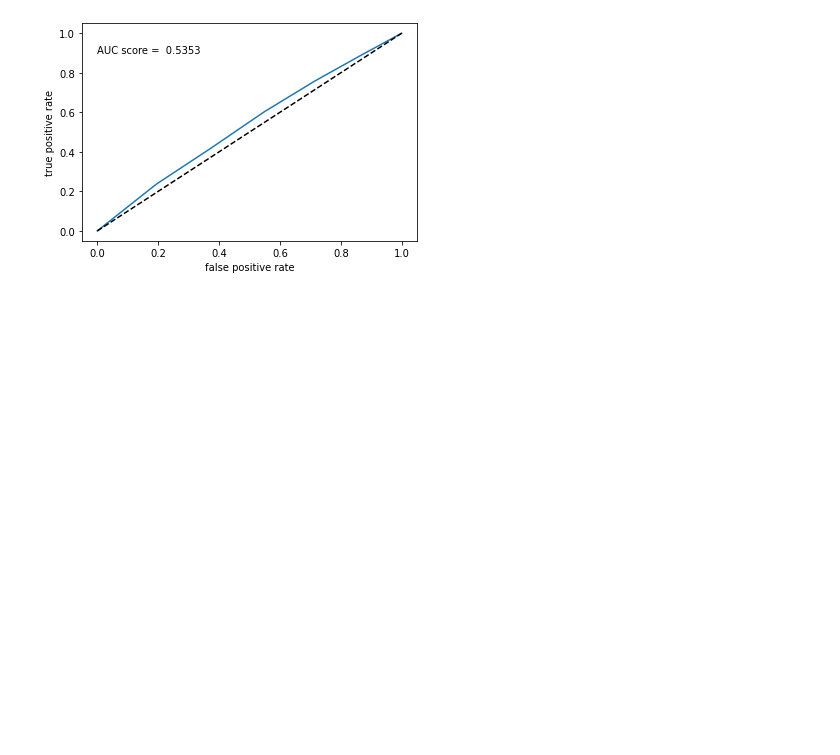
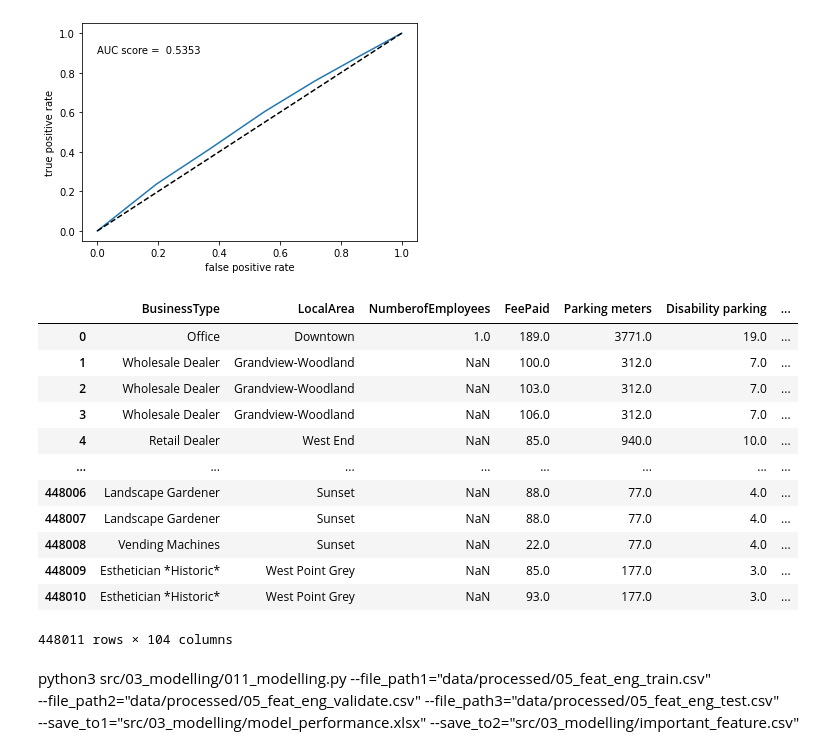
Before and after one commit to aakanksha023/EVAN, a Jupyter notebook: src/03_modelling/modelling.ipynb, the cells around one changed output. Saved outputs shown, nothing was run; the diff lists cells and outputs as text; code cells hidden in the pictures; blank space fills up the shorter version.

```diff
--- a/src/03_modelling/modelling.ipynb
+++ b/src/03_modelling/modelling.ipynb
@@ -868,3 +799,8 @@ svm_pip = Pipeline(steps=[('preprocessor', preprocessor),
 evaluate_model(svm_pip)
 # %%
 roc_curve_auc(svm_pip)
+# %%
+new_df = pd.read_csv('../../data/processed/05_feat_eng_train.csv')
+# %%
+new_df.drop(columns=['business_id','BusinessName', 'BusinessTradeName','Status',
+                      'BusinessSubType','Geom','NextYearStatus','BusinessIndustry'],inplace=True)
@@ -870,0 +812,20 @@ roc_curve_auc(svm_pip)
+# %%
+new_df
+# %% [output]
+|  | BusinessType | LocalArea | NumberofEmployees | FeePaid | Parking meters | Disability parking | ... |
+| 0 | Office | Downtown | 1.0 | 189.0 | 3771.0 | 19.0 | ... |
+| 1 | Wholesale Dealer | Grandview-Woodland | NaN | 100.0 | 312.0 | 7.0 | ... |
+| 2 | Wholesale Dealer | Grandview-Woodland | NaN | 103.0 | 312.0 | 7.0 | ... |
+| 3 | Wholesale Dealer | Grandview-Woodland | NaN | 106.0 | 312.0 | 7.0 | ... |
+| 4 | Retail Dealer | West End | NaN | 85.0 | 940.0 | 10.0 | ... |
+| ... | ... | ... | ... | ... | ... | ... | ... |
+| 448006 | Landscape Gardener | Sunset | NaN | 88.0 | 77.0 | 4.0 | ... |
+| 448007 | Landscape Gardener | Sunset | NaN | 88.0 | 77.0 | 4.0 | ... |
+| 448008 | Vending Machines | Sunset | NaN | 22.0 | 77.0 | 4.0 | ... |
+| 448009 | Esthetician *Historic* | West Point Grey | NaN | 85.0 | 177.0 | 3.0 | ... |
+| 448010 | Esthetician *Historic* | West Point Grey | NaN | 93.0 | 177.0 | 3.0 | ... |
+448011 rows × 104 columns
+# %% [markdown]
+python3 src/03_modelling/011_modelling.py --file_path1="data/processed/05_feat_eng_train.csv" \
+--file_path2="data/processed/05_feat_eng_validate.csv" --file_path3="data/processed/05_feat_eng_test.csv" \
+--save_to1="src/03_modelling/model_performance.xlsx" --save_to2="src/03_modelling/important_feature.csv"
```
Also changed, not shown: parts of 38 cells of this notebook, 1 other file.
